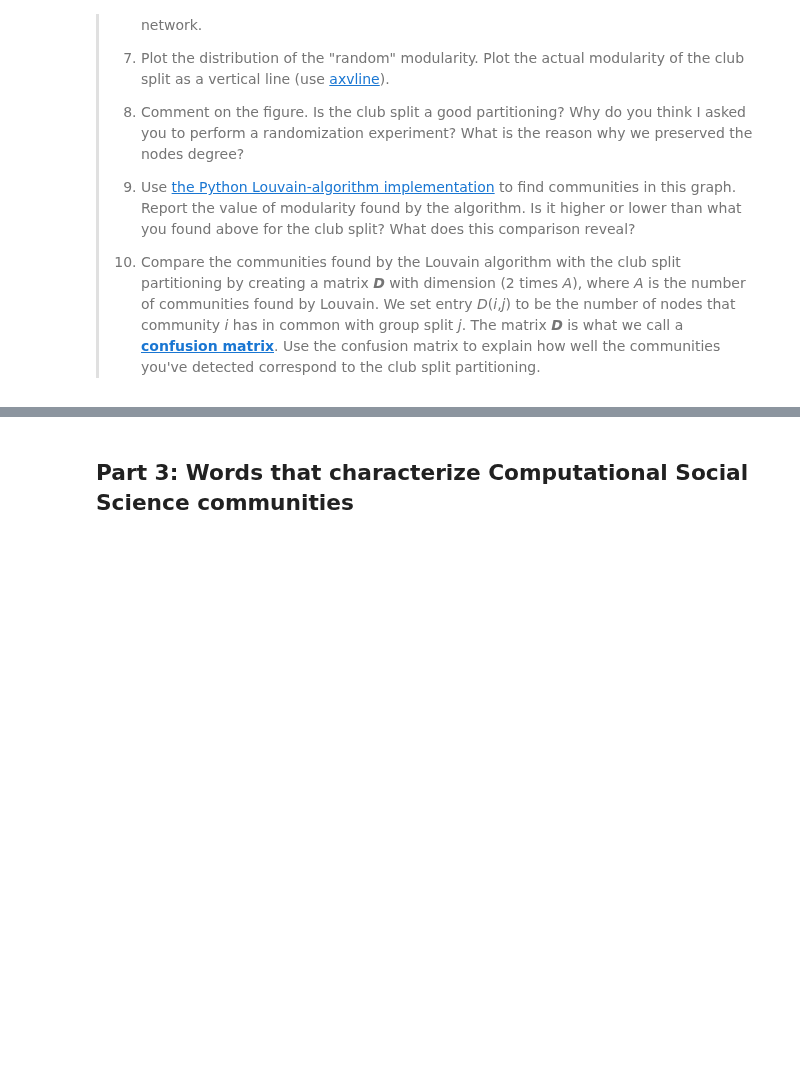
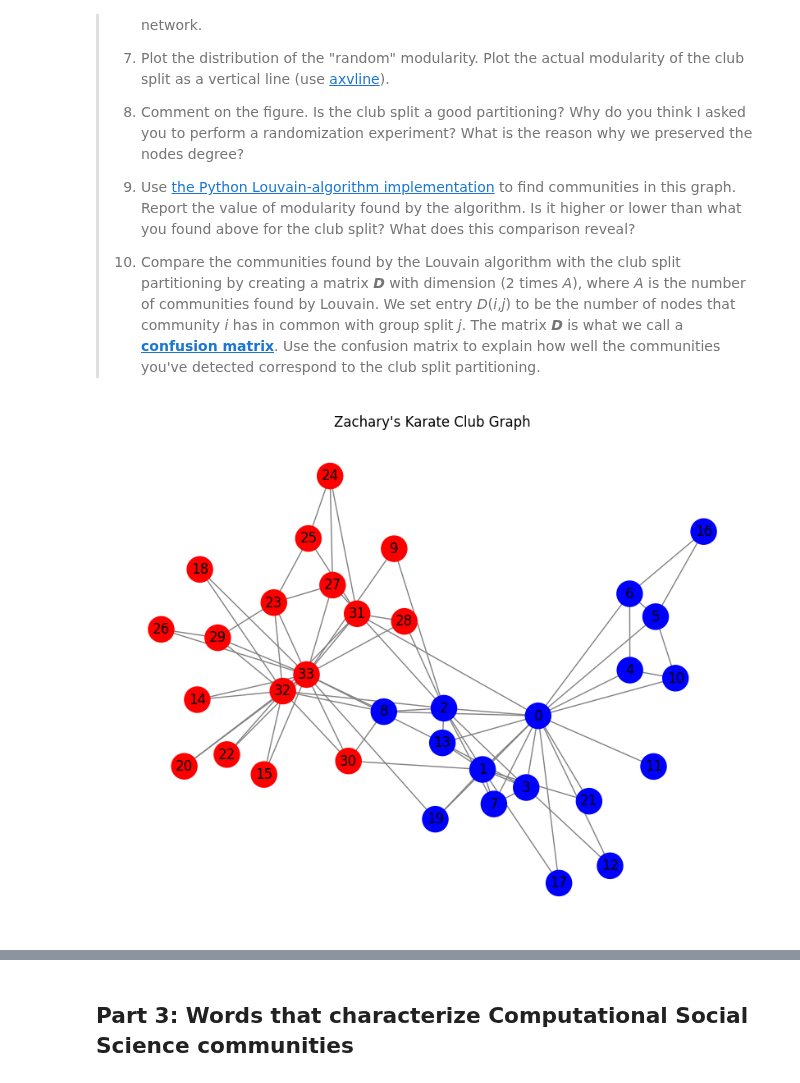
Before and after one commit to CarolineMortensen/Group_project_CSS, a Jupyter notebook: Assignment2.ipynb, the cells around one changed output, grey strips where cells are left out. Drawn from its saved outputs; the diff is of its cells as text; code cells hidden in the pictures; blank space fills up the shorter version.

```diff
--- a/Assignment2.ipynb
+++ b/Assignment2.ipynb
@@ -395,3 +398,17 @@ plt.show()
 > 8. Comment on the figure. Is the club split a good partitioning? Why do you think I asked you to perform a randomization experiment? What is the reason why we preserved the nodes degree?
 > 9.  Use [the Python Louvain-algorithm implementation](https://anaconda.org/auto/python-louvain) to find communities in this graph. Report the value of modularity found by the algorithm. Is it higher or lower than what you found above for the club split? What does this comparison reveal?
 > 10.  Compare the communities found by the Louvain algorithm with the club split partitioning by creating a matrix **_D_** with dimension (2 times _A_), where _A_ is the number of communities found by Louvain. We set entry _D_(_i_,_j_) to be the number of nodes that community _i_ has in common with group split _j_. The matrix **_D_** is what we call a [**confusion matrix**](https://en.wikipedia.org/wiki/Confusion_matrix). Use the confusion matrix to explain how well the communities you've detected correspond to the club split partitioning.
+# %%
+graph = nx.karate_club_graph()
+
+# Get node colors based on the club split
+club_colors = {'Mr. Hi': 'blue', 'Officer': 'red'}
+node_colors = [club_colors[graph.nodes[n]['club']] for n in graph.nodes]
+
+# Visualizing the Graph
+plt.figure(figsize=(8, 6))
+nx.draw(graph, with_labels=True, node_color=node_colors, node_size=500, edge_color='gray')
+plt.title("Zachary's Karate Club Graph")
+plt.show()
+# %% [output]
+[figure, added]
```
Also changed, not shown: parts of 15 cells of this notebook, 3 other files.
